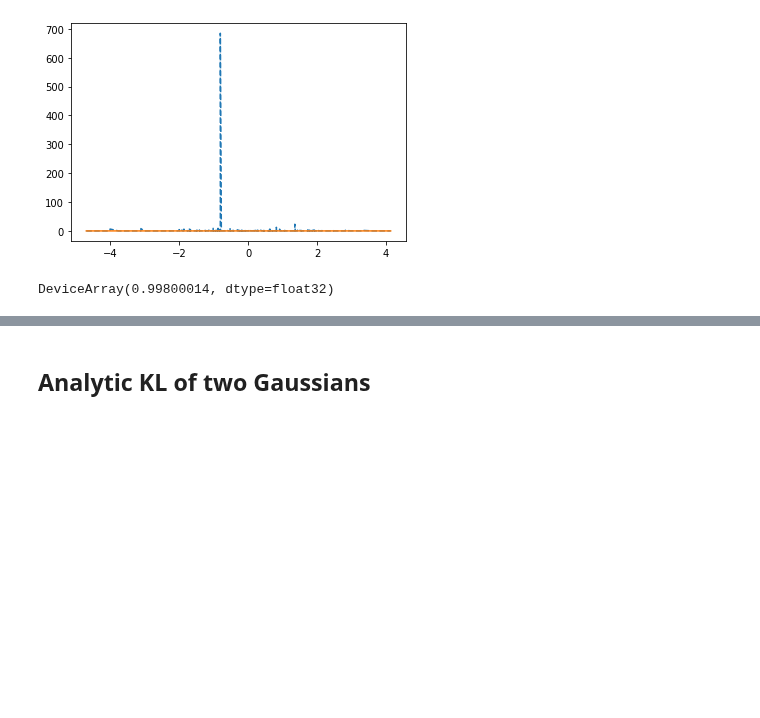
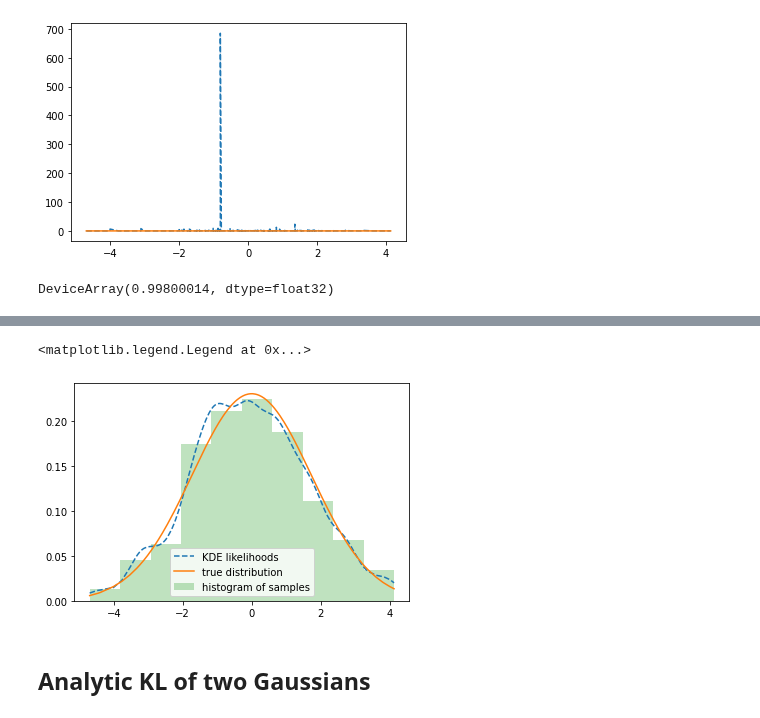
Before and after one commit to ratschlab/projects-2020-Neural-SVGD, a Jupyter notebook: notebooks/kl-divergence estimation.ipynb, the cells around one changed output, grey strips where cells are left out. Drawn from its saved outputs; the diff is of its cells as text; code cells hidden in the pictures; blank space fills up the shorter version.

```diff
--- a/notebooks/kl-divergence estimation.ipynb
+++ b/notebooks/kl-divergence estimation.ipynb
@@ -217,0 +245,35 @@ def kl_using_interpolated_cdf(q, logp):
+# %%
+def get_kde_likelihoods(samples, kernel):
+    """
+    Parameters:
+    * samples : array-like, shape (n,). Set of n scalar-valued samples.
+    * kernel : callable, takes in two scalar arguments x and y. Computes kernel k(x, y). Must be normalized,
+    that is for all $y$ we have $\int k(x, y) dx = 1$.
+
+    Returns:
+    An estimate of the likelihood q(x) for each x in samples. Same order as the samples.
+    """
+    samples = np.asarray(samples, dtype=np.float32)
+    n = len(samples)
+    kernelv = vmap(kernel, (0, None))
+    kernelvv = vmap(kernelv, (None, 0))
+
+    return np.squeeze(np.mean(kernelvv(samples, samples), axis=0))
+# %%
+dist = metrics.Gaussian(0, 3)
+s = dist.sample((500,))
+h = 0.1
+logh = np.log(h)
+kernel = lambda x, y: utils.ard(x, y, logh) / np.sqrt(2 * np.pi * h)
+sample_likelihoods = get_kde_likelihoods(s, kernel)
+sorted_idx = np.argsort(s)
+s = s[sorted_idx]
+sample_likelihoods = sample_likelihoods[sorted_idx]
+
+plt.plot(s, sample_likelihoods, "--", label="KDE likelihoods")
+plt.plot(s, vmap(dist.pdf)(s), "-", label="true distribution")
+plt.hist(s, alpha=0.3, label="histogram of samples", density=True)
+plt.legend()
+# %% [output]
+<matplotlib.legend.Legend at 0x...>
+[figure, added]
```
Also changed, not shown: parts of 13 cells of this notebook.
